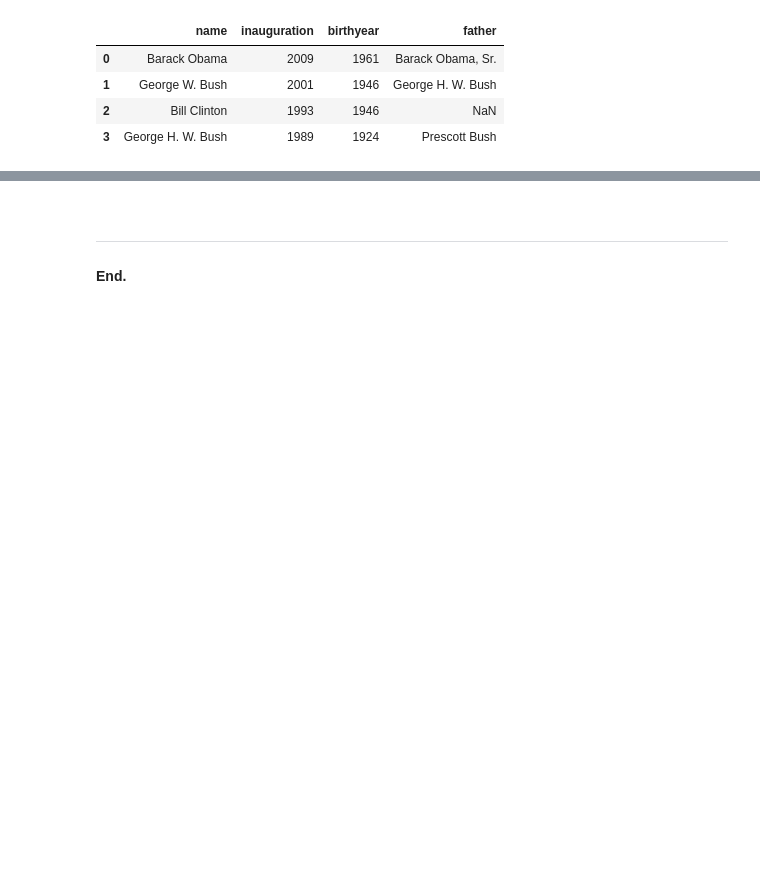
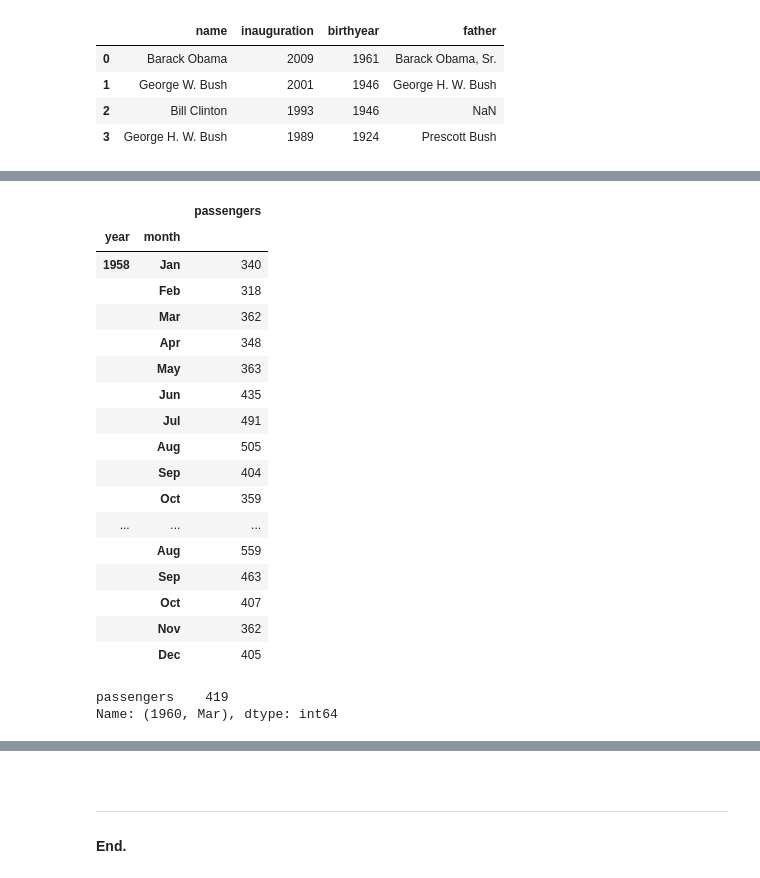
Before and after one commit to olgarozhdestvina/Data-Science-and-Machine-Learning, a Jupyter notebook: Data analytics/Pandas.ipynb, the cells around one changed output, grey strips where cells are left out. Drawn from its saved outputs; the diff is of its cells as text; code cells hidden in the pictures; blank space fills up the shorter version.

```diff
--- a/Data analytics/Pandas.ipynb
+++ b/Data analytics/Pandas.ipynb
@@ -131,0 +183,26 @@ pd.merge(presidents, presidents_fathers, left_on='name', right_on='son', how='le
+# %%
+flight_indexed.loc[1958:1959]
+# %% [output]
+|  |  | passengers |
+| year | month |  |
+| 1958 | Jan | 340 |
+|  | Feb | 318 |
+|  | Mar | 362 |
+|  | Apr | 348 |
+|  | May | 363 |
+|  | Jun | 435 |
+|  | Jul | 491 |
+|  | Aug | 505 |
+|  | Sep | 404 |
+|  | Oct | 359 |
+| ... | ... | ... |
+|  | Aug | 559 |
+|  | Sep | 463 |
+|  | Oct | 407 |
+|  | Nov | 362 |
+|  | Dec | 405 |
+# %%
+flight_indexed.loc[1960, 'Mar']
+# %% [output]
+passengers    419
+Name: (1960, Mar), dtype: int64
```
Also changed, not shown: parts of 15 cells of this notebook.
